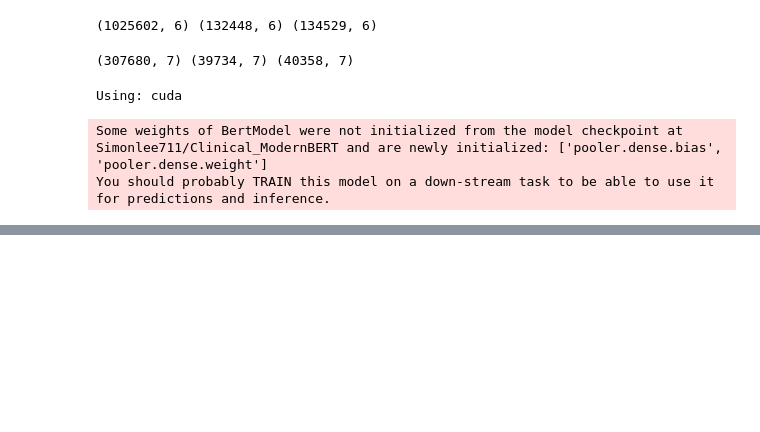
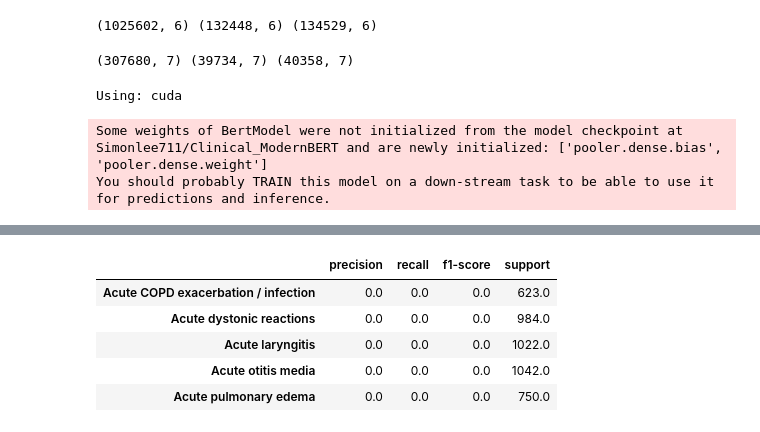
Before and after one commit to AvtnshM/Kaggle-Projects-Notebooks, a Jupyter notebook: clinical-modernbert-v-biomedicalmb-on-ddxplus-data.ipynb, the cells around one changed output, grey strips where cells are left out. Saved outputs shown, nothing was run; the diff lists cells and outputs as text; code cells hidden in the pictures; blank space fills up the shorter version.

Commit message:
Kaggle Notebook | Clinical ModernBERT v BioMedicalMB on DDXPlus Data | Version 9

```diff
--- a/clinical-modernbert-v-biomedicalmb-on-ddxplus-data.ipynb
+++ b/clinical-modernbert-v-biomedicalmb-on-ddxplus-data.ipynb
@@ -160,0 +251,23 @@ BMB Top-5: 0.23430814919212764
+# %%
+from sklearn.metrics import classification_report
+import pandas as pd
+
+report_cmb = classification_report(
+    y_valid, pred_cmb, output_dict=True, zero_division=0
+)
+
+report_bmb = classification_report(
+    y_valid, pred_bmb, output_dict=True, zero_division=0
+)
+
+df_cmb = pd.DataFrame(report_cmb).T
+df_bmb = pd.DataFrame(report_bmb).T
+
+df_cmb.head()
+# %% [output]
+|  | precision | recall | f1-score | support |
+| Acute COPD exacerbation / infection | 0.0 | 0.0 | 0.0 | 623.0 |
+| Acute dystonic reactions | 0.0 | 0.0 | 0.0 | 984.0 |
+| Acute laryngitis | 0.0 | 0.0 | 0.0 | 1022.0 |
+| Acute otitis media | 0.0 | 0.0 | 0.0 | 1042.0 |
+| Acute pulmonary edema | 0.0 | 0.0 | 0.0 | 750.0 |
```
Also changed, not shown: parts of 20 cells of this notebook.
